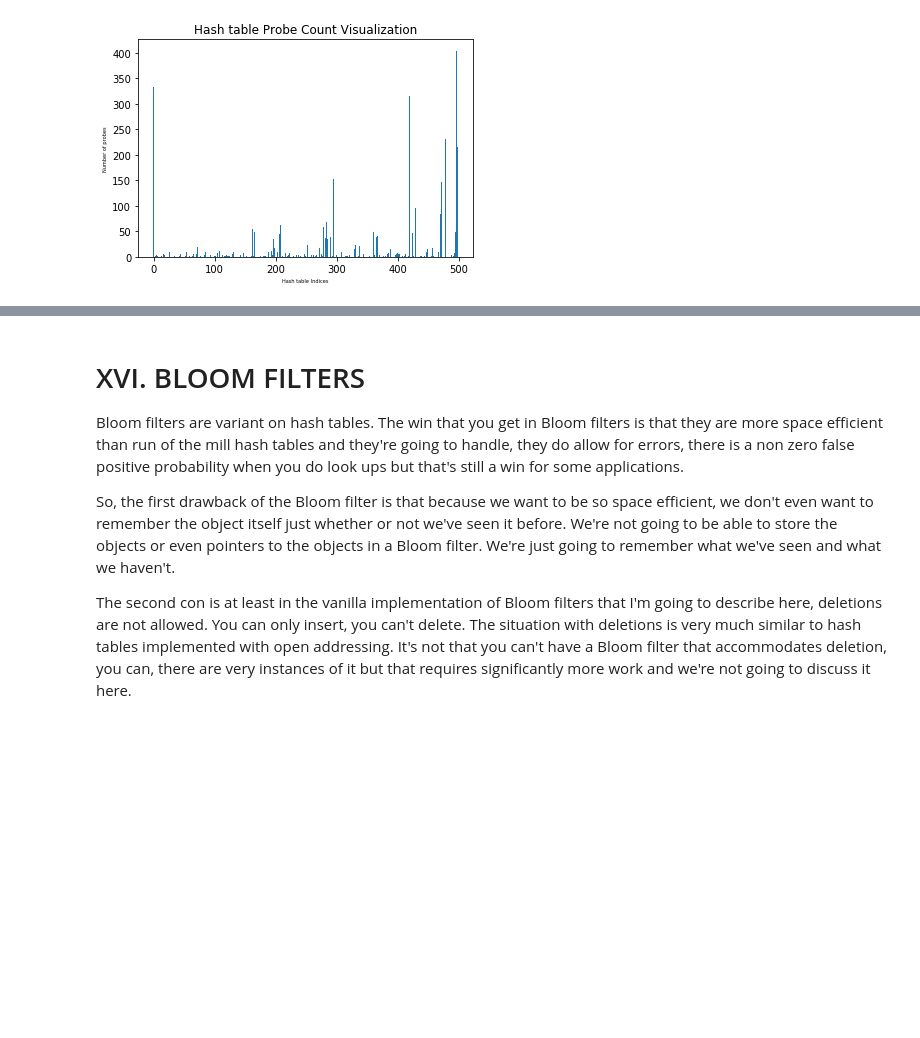
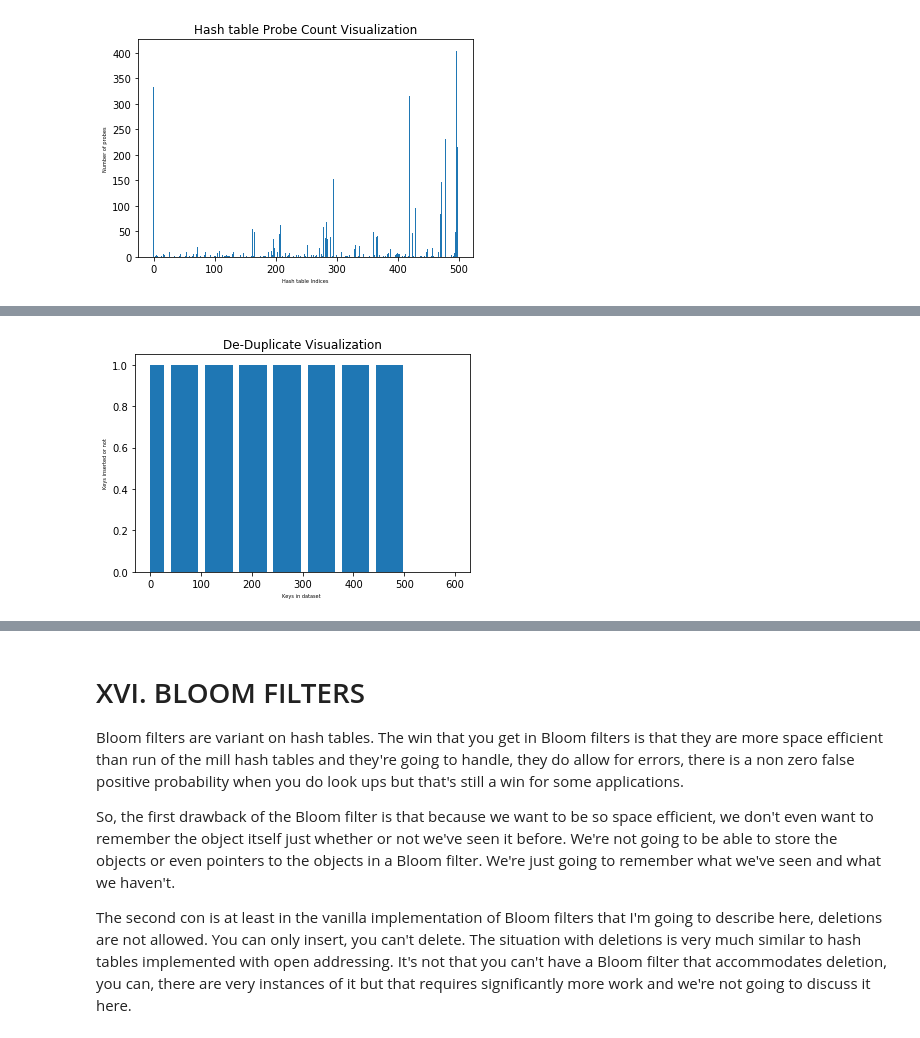
Before and after one commit to aishwarya34/AlgorithmsIlluminated, a Jupyter notebook: C2W4_14HASHING_15UNIVERSAL_HASHING_16BLOOM_FILTERS.ipynb, the cells around one changed output, grey strips where cells are left out. Drawn from its saved outputs; the diff is of its cells as text; code cells hidden in the pictures; blank space fills up the shorter version.

```diff
--- a/C2W4_14HASHING_15UNIVERSAL_HASHING_16BLOOM_FILTERS.ipynb
+++ b/C2W4_14HASHING_15UNIVERSAL_HASHING_16BLOOM_FILTERS.ipynb
@@ -570,0 +576,41 @@ hash_table_obj.probe_visualize()
+# %%
+import random
+from matplotlib import pyplot as plt
+
+de_duplicate = [0]*600
+indx = 0
+hash_table_obj = Hash_Table_chaining(1000)
+
+# insert api
+http = urllib3.PoolManager()
+r1 = http.request('GET', "https://raw.githubusercontent.com/aishwarya34/AlgorithmsIlluminated/master/500_twitch_usernames.txt")
+IntegerMatrixStringJoin = r1.data.split('\n')
+IntegerMatrixStringJoin = IntegerMatrixStringJoin[:-1]
+
+for username in IntegerMatrixStringJoin:
+    if hash_table_obj.lookup(username) == None:
+        hash_table_obj.insert(username)
+        de_duplicate[indx] = 1
+        indx += 1
+
+
+indx = 500
+random.shuffle(IntegerMatrixStringJoin)
+cut = 100
+list_1 = IntegerMatrixStringJoin[:cut]
+for username in list_1:
+    if hash_table_obj.lookup(username) == None:
+        hash_table_obj.insert(username)
+        de_duplicate[indx] = 1
+        indx += 1
+
+
+index = range(600)
+inserted = de_duplicate
+plt.bar(index, inserted)
+plt.xlabel('Keys in dataset ', fontsize=5)
+plt.ylabel('Keys inserted or not', fontsize=5)
+plt.title('De-Duplicate Visualization')
+plt.show()
+# %% [output]
+[figure, added]
```
Also changed, not shown: parts of 17 cells of this notebook, 2 other files.
